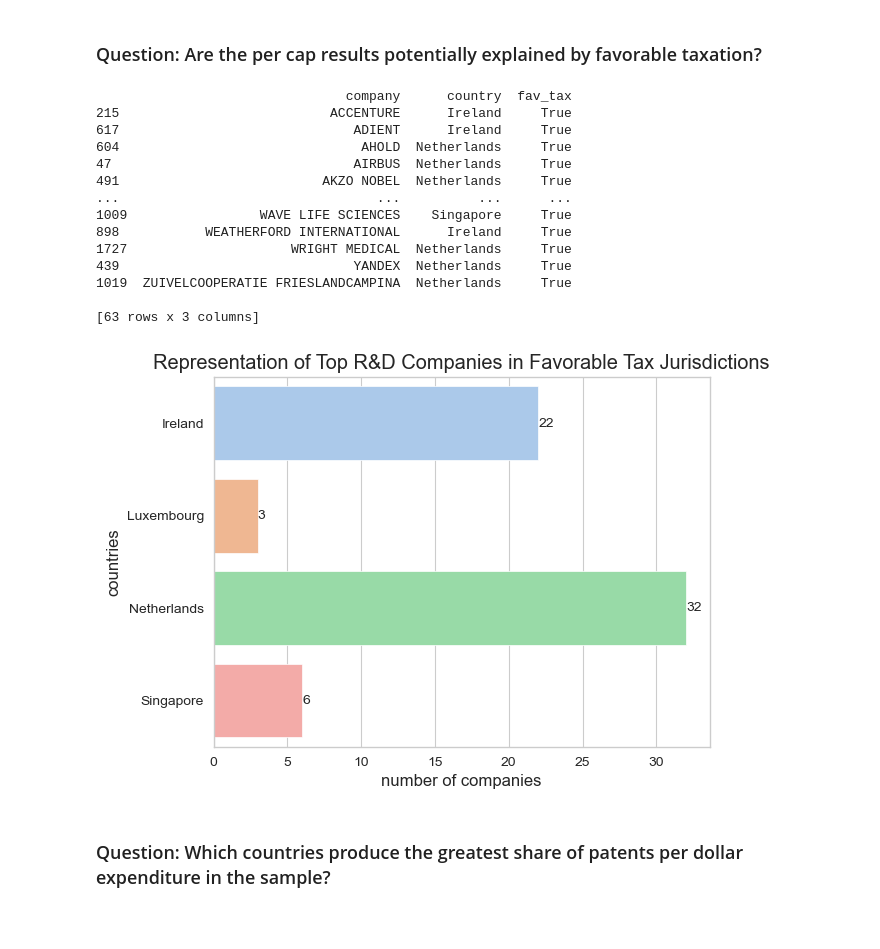
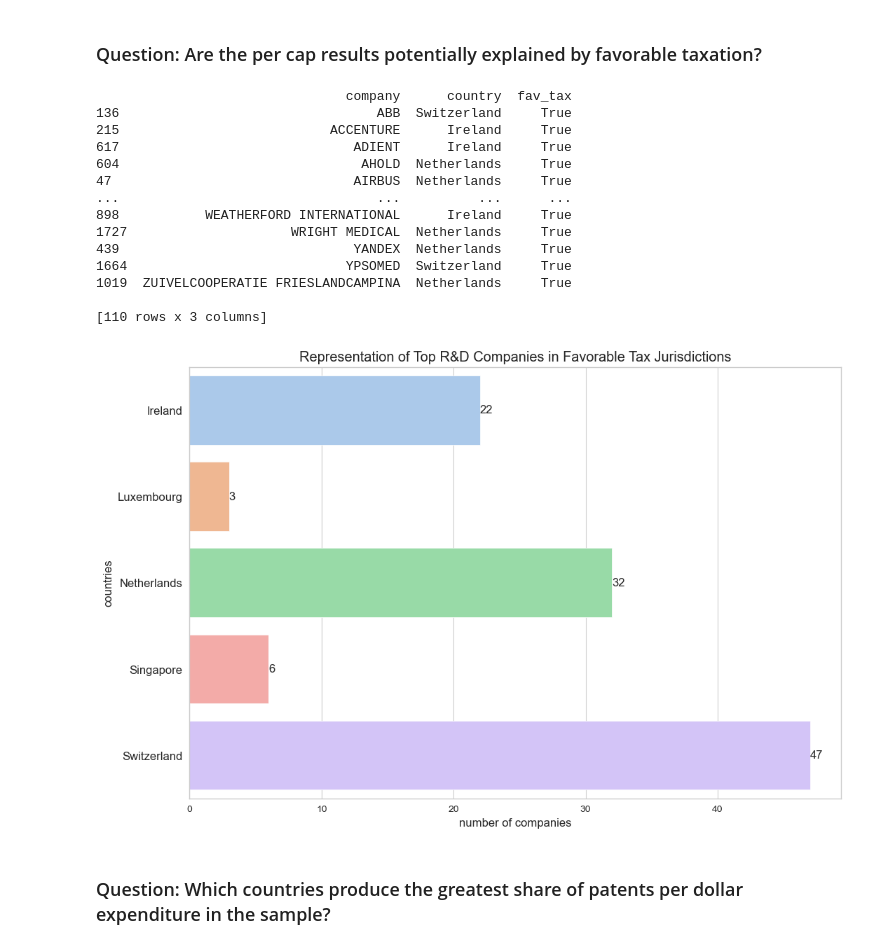
Before and after one commit to bassoonelephant/ip-productivity, a Jupyter notebook: ip_workbench.ipynb, the cells around one changed output. Drawn from its saved outputs; the diff is of its cells as text; code cells hidden in the pictures; blank space fills up the shorter version.

```diff
--- a/ip_workbench.ipynb
+++ b/ip_workbench.ipynb
@@ -115,0 +105,13 @@ country_analysis.head()
+# %%
+# Build DataFrame with variables we want to see correlations for
+df = pd.DataFrame().assign(hq_country = country_analysis['hq_country'],
+                           rank_num_cos = country_analysis['rank_num_cos'],
+                           rank_rd_share = country_analysis['rank_rd_share'],
+                           rank_patent_share = country_analysis['rank_patent_share'])
+
+# Pairplot data
+sns.set_palette("deep")
+sns.pairplot(df, kind='reg', diag_kind='kde')
+
+# Show graph
+plt.show()
@@ -379,7 +422,8 @@ plt.show()
 ### Question: Are the per cap results potentially explained by favorable taxation?
 # %%
 # Create list of favorable tax jurisdictions from https://en.wikipedia.org/wiki/Tax_haven#Top_10_tax_havens
-fav_tax_jur = ['Bermuda',
+fav_tax_jur = ['Bahamas',
+               'Bermuda',
                'British Virgin Islands',
                'Cayman Islands',
                'Ireland',
@@ -388,7 +432,8 @@ fav_tax_jur = ['Bermuda',
                'Luxembourg',
                'Netherlands',
                'Puerto Rico',
-               'Singapore']
+               'Singapore',
+               'Switzerland']
 
 # Create a new dataframe to find companies located in favorable tax jurisdictions
 df = pd.DataFrame().assign(company = ip['company'],
@@ -397,44 +442,46 @@ df['fav_tax'] = df['country'].isin(fav_tax_jur)
 fav_tax_cos = df.loc[df['fav_tax'] == True]
 fav_tax_cos = fav_tax_cos.sort_values(by='company', ascending = True)
 
-# Show the companies
+# Show the companies, sorted alphabetically
 print(fav_tax_cos)
 # %% [output]
                                 company      country  fav_tax
+136                                 ABB  Switzerland     True
 215                           ACCENTURE      Ireland     True
 617                              ADIENT      Ireland     True
 604                               AHOLD  Netherlands     True
 47                               AIRBUS  Netherlands     True
-491                          AKZO NOBEL  Netherlands     True
 ...                                 ...          ...      ...
-1009                 WAVE LIFE SCIENCES    Singapore     True
 898           WEATHERFORD INTERNATIONAL      Ireland     True
 1727                     WRIGHT MEDICAL  Netherlands     True
 439                              YANDEX  Netherlands     True
+1664                            YPSOMED  Switzerland     True
 1019  ZUIVELCOOPERATIE FRIESLANDCAMPINA  Netherlands     True
 
-[63 rows x 3 columns]
+[110 rows x 3 columns]
 # %%
 # Group the dataframe by country
 df = fav_tax_cos.groupby("country").count()
 df = pd.DataFrame(df.to_records())
 
 # Barplot number of companies
+plt.figure(figsize=(12,8))
 sns.set_style("whitegrid")
 ax = sns.barplot(x = 'company',
                  y = 'country',
                  data = df,
                  orient = 'h',
                  palette = 'pastel')
-ax.bar_label(ax.containers[0], fontsize=10)
+ax.bar_label(ax.containers[0], fontsize=12)
 plt.title('Representation of Top R&D Companies in Favorable Tax Jurisdictions')
 plt.xlabel('number of companies')
 plt.ylabel('countries')
+plt.yticks(fontsize = 12)
 
 # Show graph
 plt.show()
 # %% [output]
-[figure, old version]
+[figure, new version]
 # %% [markdown]
 ### Question: Which countries produce the greatest share of patents per dollar expenditure in the sample?
 # %%
```
Also changed, not shown: parts of 51 cells of this notebook.
